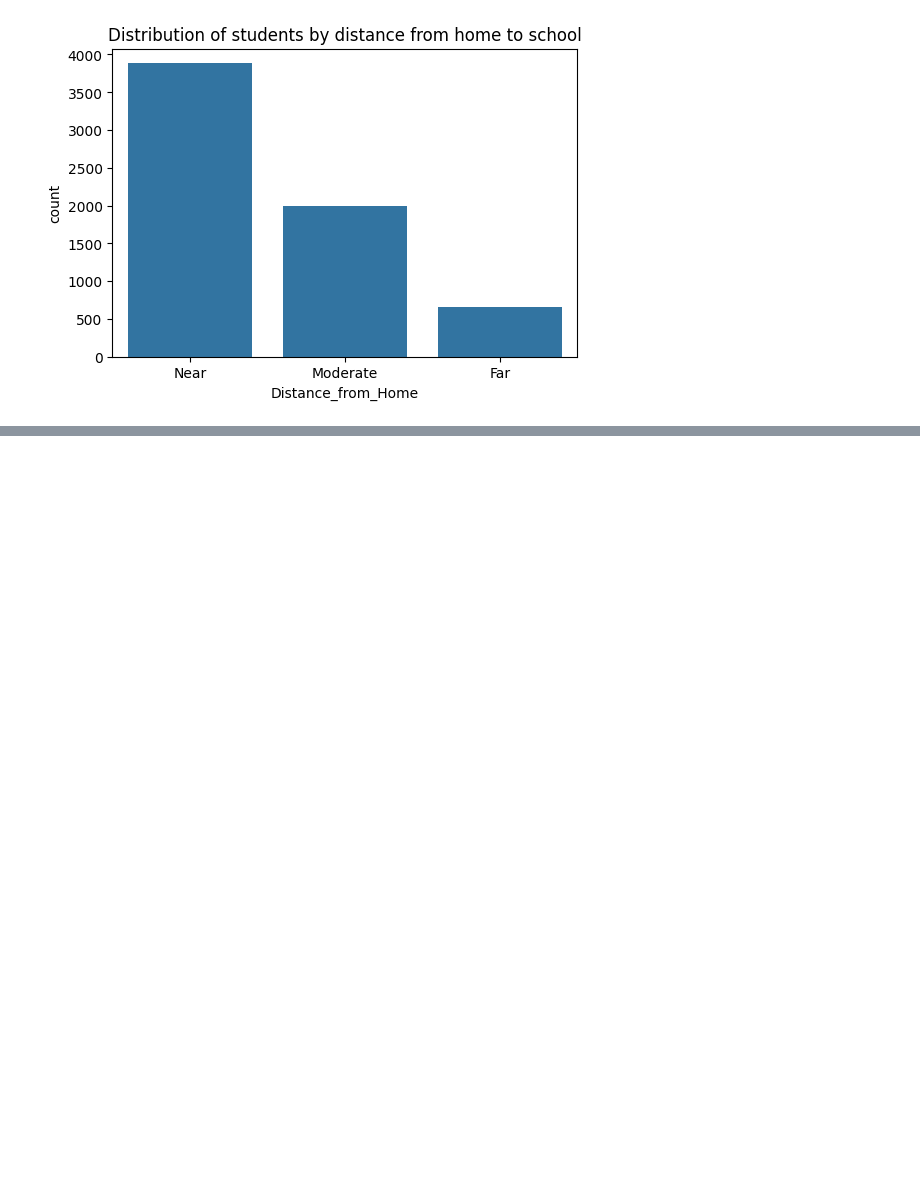
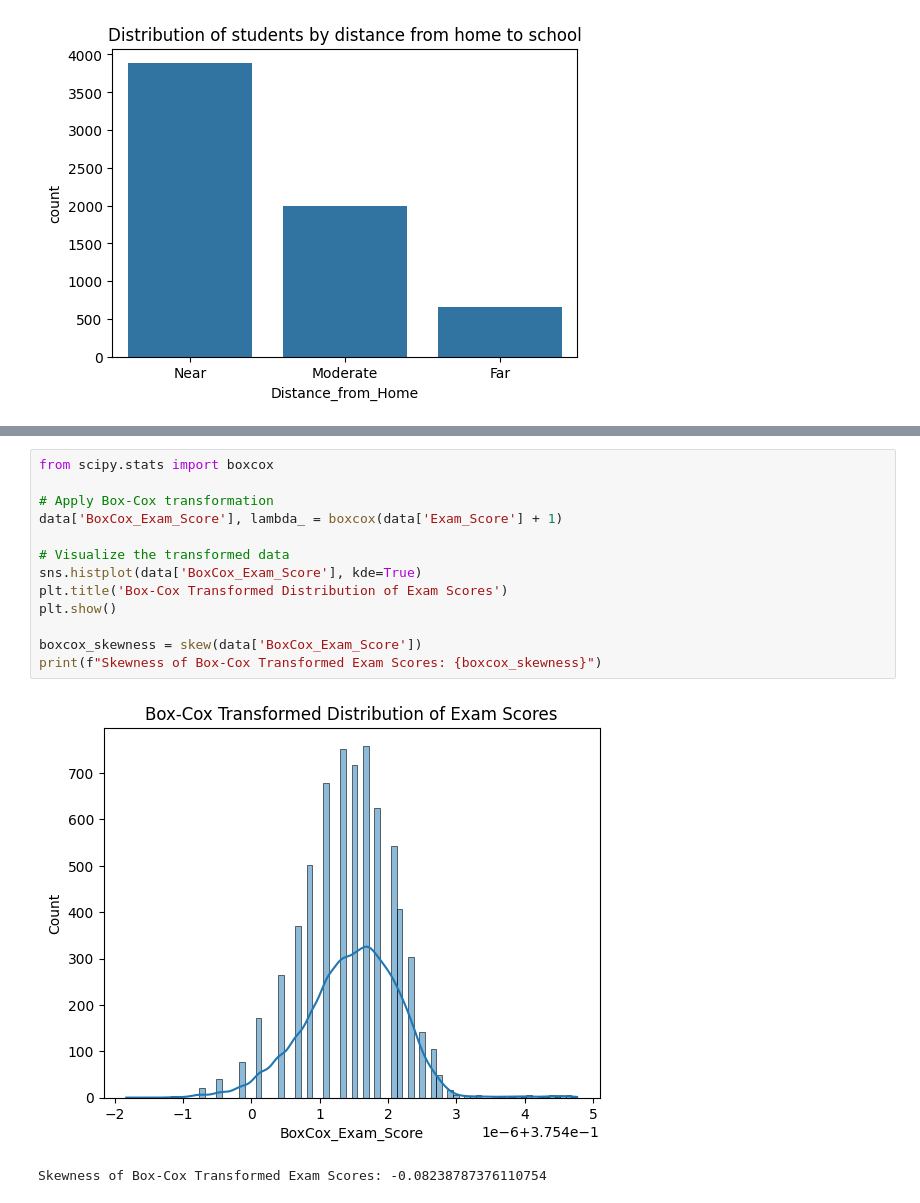
Before and after one commit to Emna-chebbi/student-performance, a Jupyter notebook: student_performance.ipynb, the cells around one changed output, grey strips where cells are left out. Saved outputs shown, nothing was run; the diff lists cells and outputs as text; blank space fills up the shorter version.

```diff
--- a/student_performance.ipynb
+++ b/student_performance.ipynb
@@ -178,0 +216,16 @@ plt.show()
+# %%
+from scipy.stats import boxcox
+
+# Apply Box-Cox transformation
+data['BoxCox_Exam_Score'], lambda_ = boxcox(data['Exam_Score'] + 1)
+
+# Visualize the transformed data
+sns.histplot(data['BoxCox_Exam_Score'], kde=True)
+plt.title('Box-Cox Transformed Distribution of Exam Scores')
+plt.show()
+
+boxcox_skewness = skew(data['BoxCox_Exam_Score'])
+print(f"Skewness of Box-Cox Transformed Exam Scores: {boxcox_skewness}")
+# %% [output]
+[figure, added]
+Skewness of Box-Cox Transformed Exam Scores: -0.08238787376110754
```
Also changed, not shown: parts of 19 cells of this notebook.
